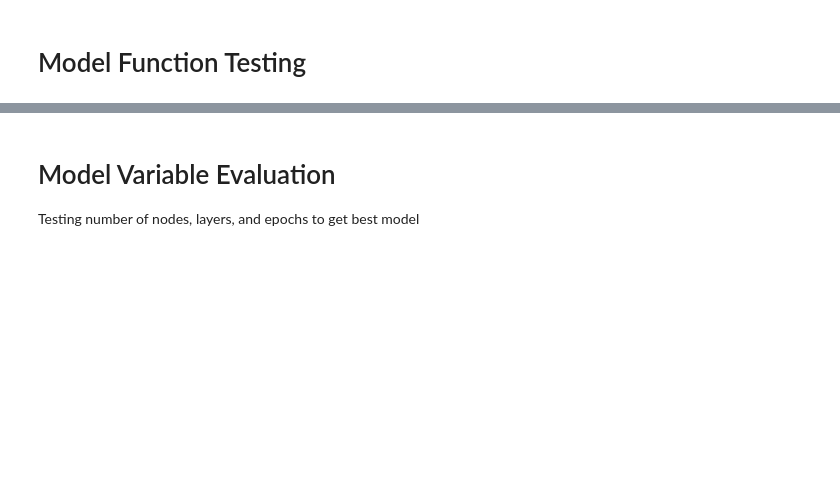
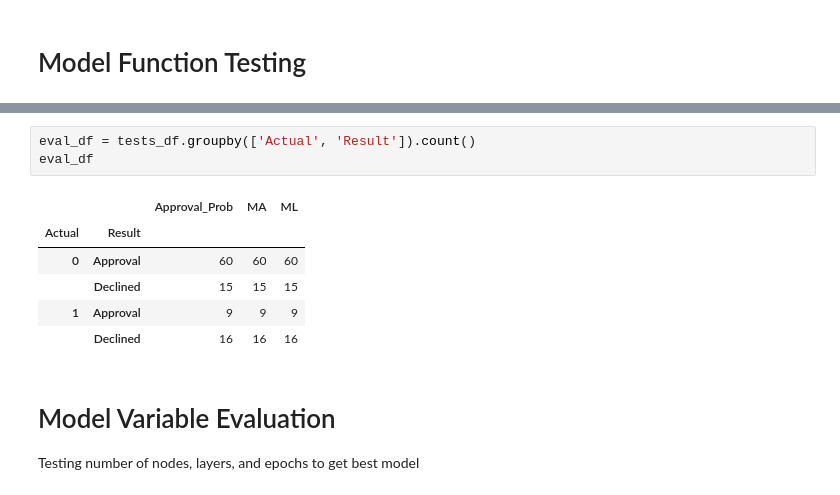
Before and after one commit to armckinney/west-end-financial, a Jupyter notebook: flask_app/playground.ipynb, the cells around one changed output, grey strips where cells are left out. Cells and saved outputs as stored; diff of their text form; blank space fills up the shorter version.

```diff
--- a/flask_app/playground.ipynb
+++ b/flask_app/playground.ipynb
@@ -208,3 +281,13 @@ Number of Inputs:30
+# %%
+eval_df = tests_df.groupby(['Actual', 'Result']).count()
+eval_df
+# %% [output]
+|  |  | Approval_Prob | MA | ML |
+| Actual | Result |  |  |  |
+| 0 | Approval | 60 | 60 | 60 |
+|  | Declined | 15 | 15 | 15 |
+| 1 | Approval | 9 | 9 | 9 |
+|  | Declined | 16 | 16 | 16 |
 # %% [markdown]
 # Model Variable Evaluation
 Testing number of nodes, layers, and epochs to get best model
```
Also changed, not shown: parts of 11 cells of this notebook, 5 other files.
